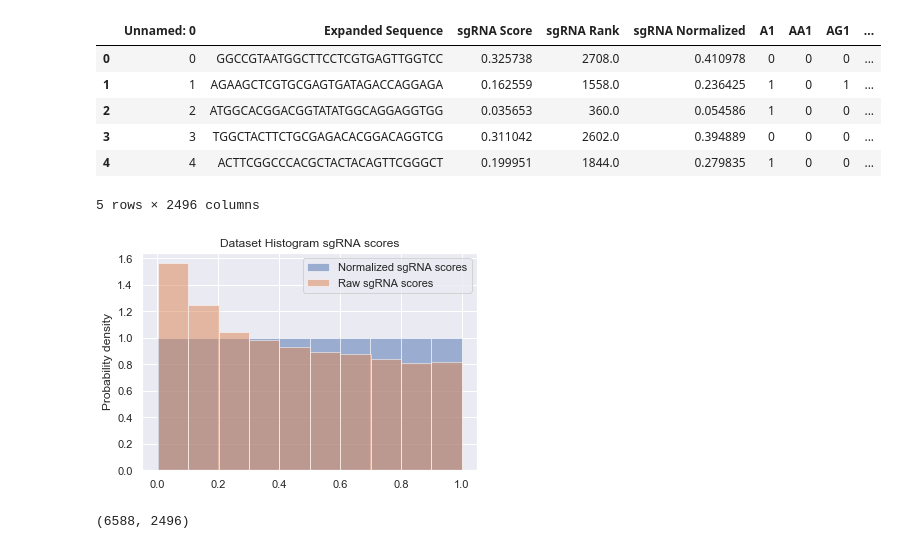
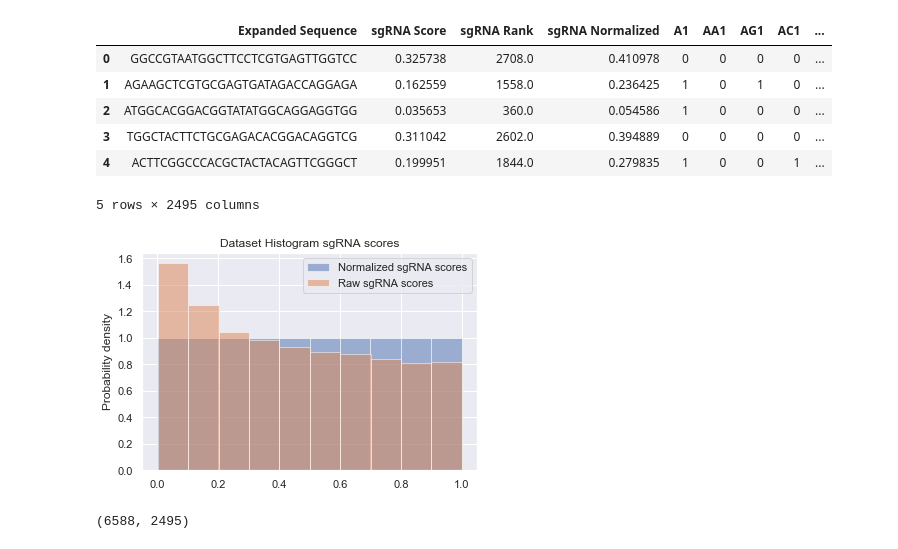
Before and after one commit to hayitsian/Gene-Editing-Guide-LM, a Jupyter notebook: models/NLP Model.ipynb, the cells around one changed output. Cells and saved outputs as stored; diff of their text form; code cells hidden in the pictures.

```diff
--- a/models/NLP Model.ipynb
+++ b/models/NLP Model.ipynb
@@ -6,23 +6,23 @@ import matplotlib.pyplot as plt
 import numpy as np
 sns.set()
 # %%
-df = pd.read_csv("Doench_Fusi_V2_Featurized.csv")
+df = pd.read_csv("../data/Doench_Fusi_V2_Featurized.csv", index_col=0)
 plt.hist(df["sgRNA Normalized"], alpha=0.5, density=True, label='Normalized sgRNA scores')
 plt.hist(df["sgRNA Score"], alpha=0.5, density=True, label='Raw sgRNA scores')
 plt.ylabel('Probability density')
 plt.title("Dataset Histogram sgRNA scores")
 plt.legend()
 df.head()
 # %% [output]
-|  | Unnamed: 0 | Expanded Sequence | sgRNA Score | sgRNA Rank | sgRNA Normalized | A1 | AA1 | AG1 | ... |
-| 0 | 0 | GGCCGTAATGGCTTCCTCGTGAGTTGGTCC | 0.325738 | 2708.0 | 0.410978 | 0 | 0 | 0 | ... |
-| 1 | 1 | AGAAGCTCGTGCGAGTGATAGACCAGGAGA | 0.162559 | 1558.0 | 0.236425 | 1 | 0 | 1 | ... |
-| 2 | 2 | ATGGCACGGACGGTATATGGCAGGAGGTGG | 0.035653 | 360.0 | 0.054586 | 1 | 0 | 0 | ... |
-| 3 | 3 | TGGCTACTTCTGCGAGACACGGACAGGTCG | 0.311042 | 2602.0 | 0.394889 | 0 | 0 | 0 | ... |
-| 4 | 4 | ACTTCGGCCCACGCTACTACAGTTCGGGCT | 0.199951 | 1844.0 | 0.279835 | 1 | 0 | 0 | ... |
+|  | Expanded Sequence | sgRNA Score | sgRNA Rank | sgRNA Normalized | A1 | AA1 | AG1 | AC1 | ... |
+| 0 | GGCCGTAATGGCTTCCTCGTGAGTTGGTCC | 0.325738 | 2708.0 | 0.410978 | 0 | 0 | 0 | 0 | ... |
+| 1 | AGAAGCTCGTGCGAGTGATAGACCAGGAGA | 0.162559 | 1558.0 | 0.236425 | 1 | 0 | 1 | 0 | ... |
+| 2 | ATGGCACGGACGGTATATGGCAGGAGGTGG | 0.035653 | 360.0 | 0.054586 | 1 | 0 | 0 | 0 | ... |
+| 3 | TGGCTACTTCTGCGAGACACGGACAGGTCG | 0.311042 | 2602.0 | 0.394889 | 0 | 0 | 0 | 0 | ... |
+| 4 | ACTTCGGCCCACGCTACTACAGTTCGGGCT | 0.199951 | 1844.0 | 0.279835 | 1 | 0 | 0 | 1 | ... |
-5 rows × 2496 columns
+5 rows × 2495 columns
 [figure]
 # %%
 df.shape
 # %% [output]
-(6588, 2496)
+(6588, 2495)
```
Also changed, not shown: 2 other files.
